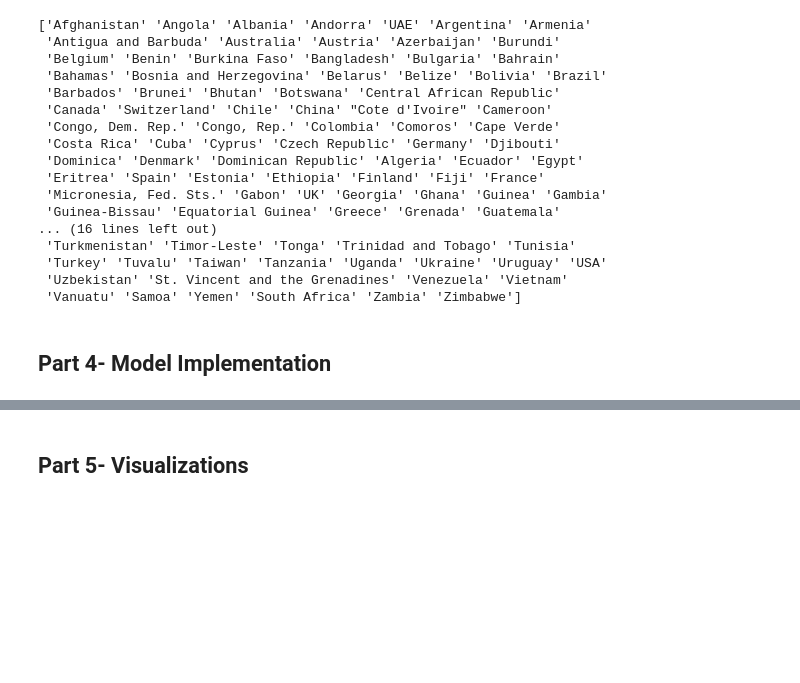
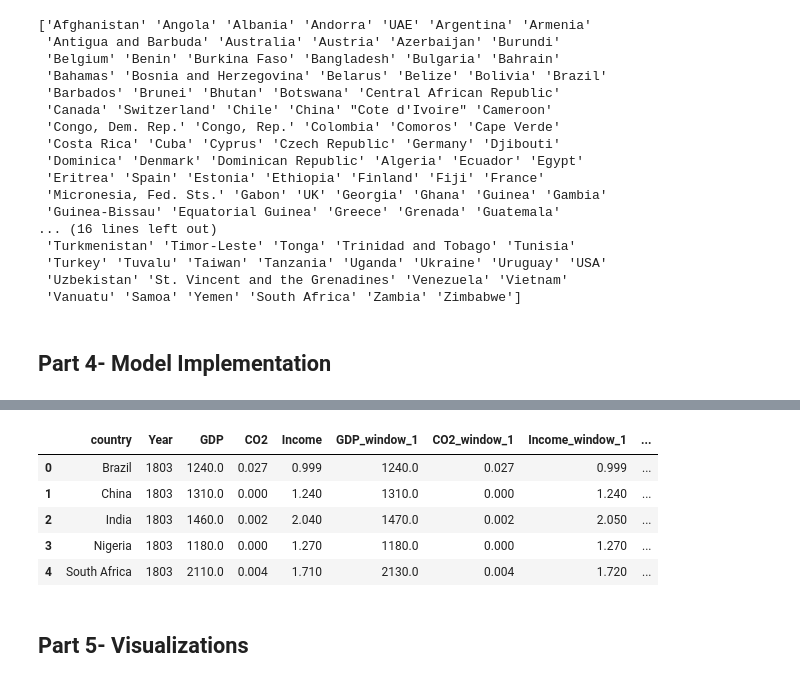
Before and after one commit to cj-sz/cmsc-320-final-project, a Jupyter notebook: project.ipynb, the cells around one changed output, grey strips where cells are left out. Drawn from its saved outputs; the diff is of its cells as text; code cells hidden in the pictures; blank space fills up the shorter version.

```diff
--- a/project.ipynb
+++ b/project.ipynb
@@ -330,3 +405,14 @@ print(co2_percap['country'].unique())
+# %%
+# Create and display dataset for developing countries
+developing_data = create_multivariate_dataset(dfs, limiting_criteria_sets[3][1], window)
+developing_data.head()
+# %% [output]
+|  | country | Year | GDP | CO2 | Income | GDP_window_1 | CO2_window_1 | Income_window_1 | ... |
+| 0 | Brazil | 1803 | 1240.0 | 0.027 | 0.999 | 1240.0 | 0.027 | 0.999 | ... |
+| 1 | China | 1803 | 1310.0 | 0.000 | 1.240 | 1310.0 | 0.000 | 1.240 | ... |
+| 2 | India | 1803 | 1460.0 | 0.002 | 2.040 | 1470.0 | 0.002 | 2.050 | ... |
+| 3 | Nigeria | 1803 | 1180.0 | 0.000 | 1.270 | 1180.0 | 0.000 | 1.270 | ... |
+| 4 | South Africa | 1803 | 2110.0 | 0.004 | 1.710 | 2130.0 | 0.004 | 1.720 | ... |
 # %% [markdown]
 ## Part 5- Visualizations
 # %% [markdown]
```
Also changed, not shown: parts of 7 cells of this notebook.
